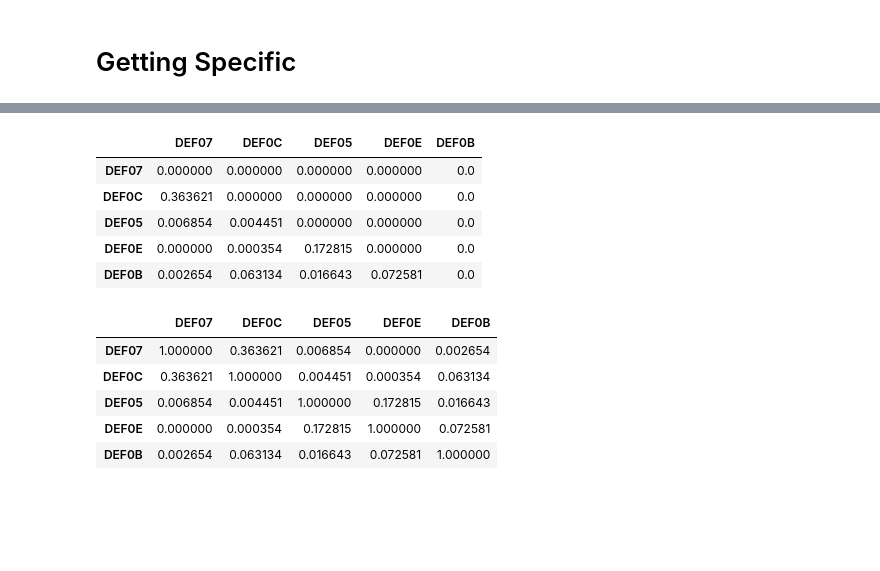
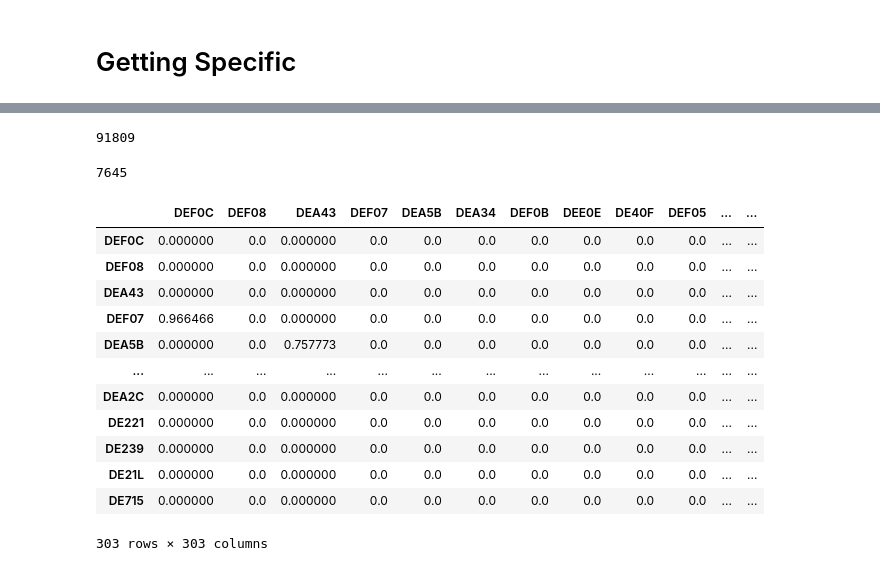
Before and after one commit to ArjunReddy07/wind-stf, a Jupyter notebook: prototyping/geospatial.ipynb, the cells around one changed output, grey strips where cells are left out. Saved outputs shown, nothing was run; the diff lists cells and outputs as text; code cells hidden in the pictures; blank space fills up the shorter version.

```diff
--- a/prototyping/geospatial.ipynb
+++ b/prototyping/geospatial.ipynb
@@ -114,6 +127,0 @@ distances_mx
-# %%
-A = pd.DataFrame(
-    columns=targets,
-    index=targets,
-    data=None,
-)
@@ -133,14 +128,9 @@ np.exp(-D.values/std)
-# %%
-std = D.values.std()
-A = np.exp(-np.square(D / std))
-
-A
 # %%
 def build_distances_mx(node_pairs: Tuple[str], nodes_coords: Dict[str, Tuple[float]]) -> pd.DataFrame:
     # initialize
     distances_mx = pd.DataFrame(
-        columns=targets,
-        index=targets,
+        columns=nodes_coords.keys(),
+        index=nodes_coords.keys(),
         data=np.nan,
     )
 
@@ -187,0 +183,5 @@ A
+# %%
+A_sparse = A.copy(deep=True)
+A_sparse[D > 100] = 0
+
+A_sparse
@@ -188,27 +202,30 @@ A
+# %%
+A.size - (A==0).sum().sum()
+# %% [output]
+91809
+# %%
+A_sparse.size - (A_sparse==0).sum().sum()
+# %% [output]
+7645
 # %%
 A_tril = pd.DataFrame(
-    data= np.tril(A) - np.identity(len(A)), # exclusive lower triangle matrix of A
-    columns=A.columns,
-    index=A.index
+    data= np.tril(A_sparse) - np.identity(len(A_sparse)), # exclusive lower triangle matrix of A
+    columns=A_sparse.columns,
+    index=A_sparse.index
 )
 
 A_tril
 # %% [output]
-|  | DEF07 | DEF0C | DEF05 | DEF0E | DEF0B |
-| DEF07 | 0.000000 | 0.000000 | 0.000000 | 0.000000 | 0.0 |
-| DEF0C | 0.363621 | 0.000000 | 0.000000 | 0.000000 | 0.0 |
-| DEF05 | 0.006854 | 0.004451 | 0.000000 | 0.000000 | 0.0 |
-| DEF0E | 0.000000 | 0.000354 | 0.172815 | 0.000000 | 0.0 |
-| DEF0B | 0.002654 | 0.063134 | 0.016643 | 0.072581 | 0.0 |
+|  | DEF0C | DEF08 | DEA43 | DEF07 | DEA5B | DEA34 | DEF0B | DEE0E | DE40F | DEF05 | ... | ... |
+| DEF0C | 0.000000 | 0.0 | 0.000000 | 0.0 | 0.0 | 0.0 | 0.0 | 0.0 | 0.0 | 0.0 | ... | ... |
+| DEF08 | 0.000000 | 0.0 | 0.000000 | 0.0 | 0.0 | 0.0 | 0.0 | 0.0 | 0.0 | 0.0 | ... | ... |
+| DEA43 | 0.000000 | 0.0 | 0.000000 | 0.0 | 0.0 | 0.0 | 0.0 | 0.0 | 0.0 | 0.0 | ... | ... |
+| DEF07 | 0.966466 | 0.0 | 0.000000 | 0.0 | 0.0 | 0.0 | 0.0 | 0.0 | 0.0 | 0.0 | ... | ... |
+| DEA5B | 0.000000 | 0.0 | 0.757773 | 0.0 | 0.0 | 0.0 | 0.0 | 0.0 | 0.0 | 0.0 | ... | ... |
+| ... | ... | ... | ... | ... | ... | ... | ... | ... | ... | ... | ... | ... |
+| DEA2C | 0.000000 | 0.0 | 0.000000 | 0.0 | 0.0 | 0.0 | 0.0 | 0.0 | 0.0 | 0.0 | ... | ... |
+| DE221 | 0.000000 | 0.0 | 0.000000 | 0.0 | 0.0 | 0.0 | 0.0 | 0.0 | 0.0 | 0.0 | ... | ... |
+| DE239 | 0.000000 | 0.0 | 0.000000 | 0.0 | 0.0 | 0.0 | 0.0 | 0.0 | 0.0 | 0.0 | ... | ... |
+| DE21L | 0.000000 | 0.0 | 0.000000 | 0.0 | 0.0 | 0.0 | 0.0 | 0.0 | 0.0 | 0.0 | ... | ... |
+| DE715 | 0.000000 | 0.0 | 0.000000 | 0.0 | 0.0 | 0.0 | 0.0 | 0.0 | 0.0 | 0.0 | ... | ... |
+303 rows × 303 columns
-# %%
-A_sparse = A.copy(deep=True)
-A_sparse[D > 85] = 0
-
-A_sparse
-# %% [output]
-|  | DEF07 | DEF0C | DEF05 | DEF0E | DEF0B |
-| DEF07 | 1.000000 | 0.363621 | 0.006854 | 0.000000 | 0.002654 |
-| DEF0C | 0.363621 | 1.000000 | 0.004451 | 0.000354 | 0.063134 |
-| DEF05 | 0.006854 | 0.004451 | 1.000000 | 0.172815 | 0.016643 |
-| DEF0E | 0.000000 | 0.000354 | 0.172815 | 1.000000 | 0.072581 |
-| DEF0B | 0.002654 | 0.063134 | 0.016643 | 0.072581 | 1.000000 |
```
Also changed, not shown: parts of 26 cells of this notebook, 4 other files.
